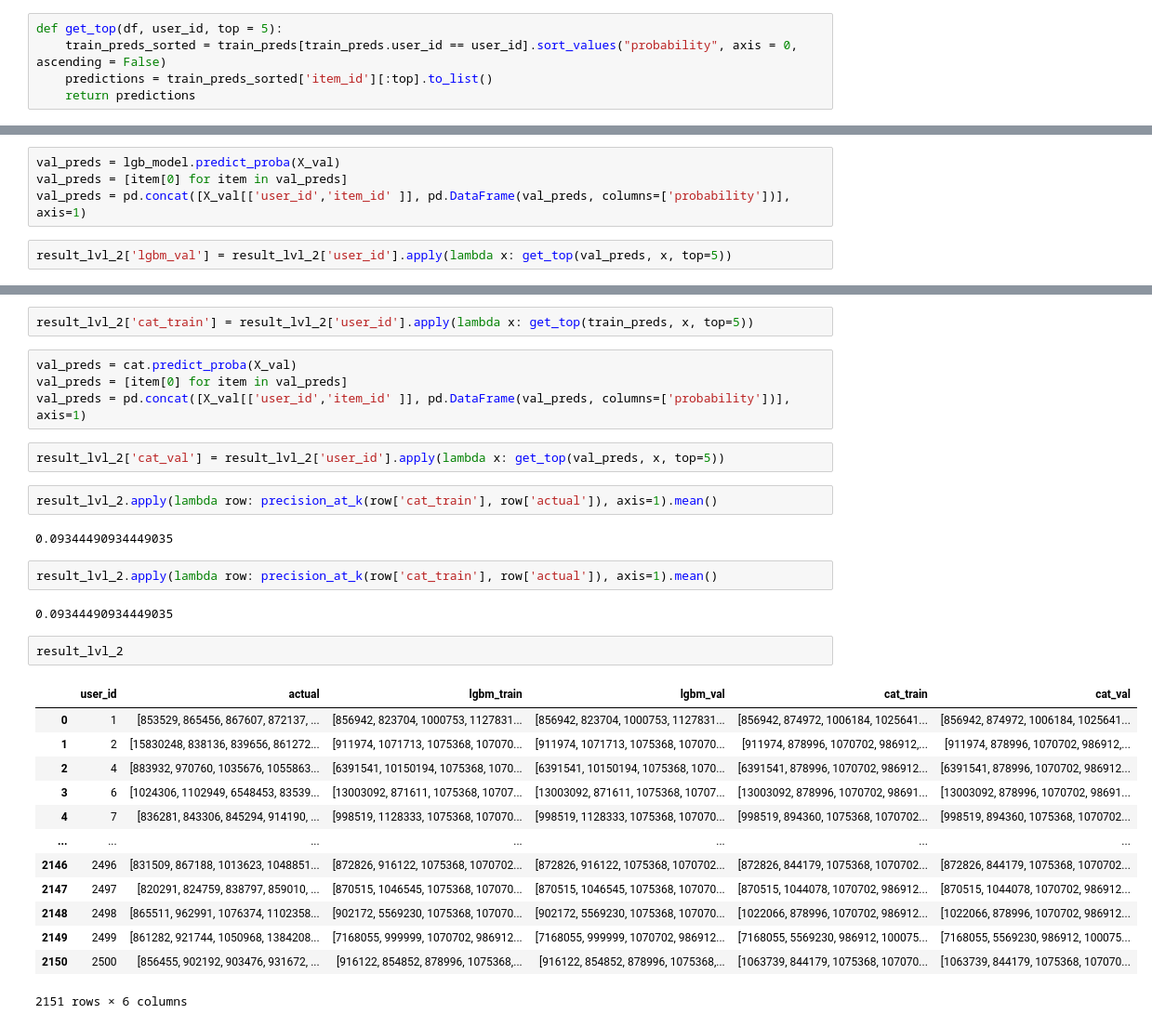
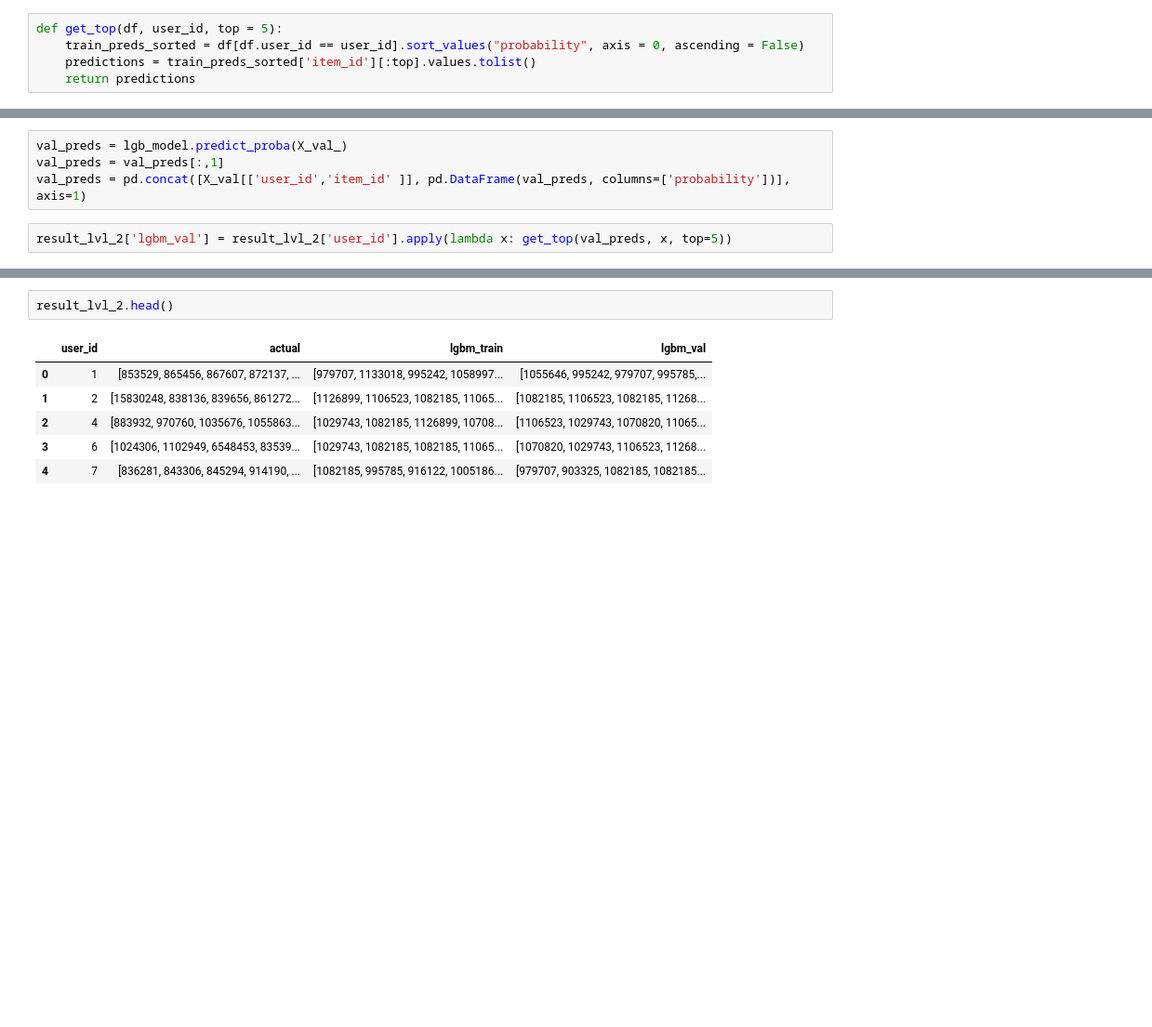
Before and after one commit to goshasty/Reccomendation_system, a Jupyter notebook: курсач/Reccomendation_course_project.ipynb, the cells around one changed output, grey strips where cells are left out. Shown at 93% size. Drawn from its saved outputs; the diff is of its cells as text; blank space fills up the shorter version.

```diff
--- a/курсач/Reccomendation_course_project.ipynb
+++ b/курсач/Reccomendation_course_project.ipynb
@@ -486,8 +501,8 @@ train_preds = [item[0] for item in train_preds]
 train_preds = pd.concat([X_train[['user_id','item_id' ]], pd.DataFrame(train_preds, columns=['probability'])], axis=1)
 # %%
 def get_top(df, user_id, top = 5):
-    train_preds_sorted = train_preds[train_preds.user_id == user_id].sort_values("probability", axis = 0, ascending = False)
-    predictions = train_preds_sorted['item_id'][:top].to_list()
+    train_preds_sorted = df[df.user_id == user_id].sort_values("probability", axis = 0, ascending = False)
+    predictions = train_preds_sorted['item_id'][:top].values.tolist()
     return predictions
 # %%
 result_lvl_2['lgbm_train'] = result_lvl_2['user_id'].apply(lambda x: get_top(train_preds, x, top=5))
@@ -494,6 +513,6 @@ result_lvl_2['lgbm_train'] = result_lvl_2['user_id'].apply(lambda x: get_top(tra
 # %%
-val_preds = lgb_model.predict_proba(X_val)
-val_preds = [item[0] for item in val_preds]
+val_preds = lgb_model.predict_proba(X_val_)
+val_preds = val_preds[:,1]
 val_preds = pd.concat([X_val[['user_id','item_id' ]], pd.DataFrame(val_preds, columns=['probability'])], axis=1)
 # %%
 result_lvl_2['lgbm_val'] = result_lvl_2['user_id'].apply(lambda x: get_top(val_preds, x, top=5))
@@ -537,32 +523,9 @@ train_preds = pd.concat([X_train[['user_id','item_id' ]], pd.DataFrame(train_pre
-# %%
-result_lvl_2['cat_train'] = result_lvl_2['user_id'].apply(lambda x: get_top(train_preds, x, top=5))
-# %%
-val_preds = cat.predict_proba(X_val)
-val_preds = [item[0] for item in val_preds]
-val_preds = pd.concat([X_val[['user_id','item_id' ]], pd.DataFrame(val_preds, columns=['probability'])], axis=1)
-# %%
-result_lvl_2['cat_val'] = result_lvl_2['user_id'].apply(lambda x: get_top(val_preds, x, top=5))
-# %%
-result_lvl_2.apply(lambda row: precision_at_k(row['cat_train'], row['actual']), axis=1).mean()
-# %% [output]
-0.09344490934449035
-# %%
-result_lvl_2.apply(lambda row: precision_at_k(row['cat_train'], row['actual']), axis=1).mean()
-# %% [output]
-0.09344490934449035
 # %%
-result_lvl_2
+result_lvl_2.head()
 # %% [output]
-|  | user_id | actual | lgbm_train | lgbm_val | cat_train | cat_val |
-| 0 | 1 | [853529, 865456, 867607, 872137, ... | [856942, 823704, 1000753, 1127831... | [856942, 823704, 1000753, 1127831... | [856942, 874972, 1006184, 1025641... | [856942, 874972, 1006184, 1025641... |
-| 1 | 2 | [15830248, 838136, 839656, 861272... | [911974, 1071713, 1075368, 107070... | [911974, 1071713, 1075368, 107070... | [911974, 878996, 1070702, 986912,... | [911974, 878996, 1070702, 986912,... |
-| 2 | 4 | [883932, 970760, 1035676, 1055863... | [6391541, 10150194, 1075368, 1070... | [6391541, 10150194, 1075368, 1070... | [6391541, 878996, 1070702, 986912... | [6391541, 878996, 1070702, 986912... |
-| 3 | 6 | [1024306, 1102949, 6548453, 83539... | [13003092, 871611, 1075368, 10707... | [13003092, 871611, 1075368, 10707... | [13003092, 878996, 1070702, 98691... | [13003092, 878996, 1070702, 98691... |
-| 4 | 7 | [836281, 843306, 845294, 914190, ... | [998519, 1128333, 1075368, 107070... | [998519, 1128333, 1075368, 107070... | [998519, 894360, 1075368, 1070702... | [998519, 894360, 1075368, 1070702... |
-| ... | ... | ... | ... | ... | ... | ... |
-| 2146 | 2496 | [831509, 867188, 1013623, 1048851... | [872826, 916122, 1075368, 1070702... | [872826, 916122, 1075368, 1070702... | [872826, 844179, 1075368, 1070702... | [872826, 844179, 1075368, 1070702... |
-| 2147 | 2497 | [820291, 824759, 838797, 859010, ... | [870515, 1046545, 1075368, 107070... | [870515, 1046545, 1075368, 107070... | [870515, 1044078, 1070702, 986912... | [870515, 1044078, 1070702, 986912... |
-| 2148 | 2498 | [865511, 962991, 1076374, 1102358... | [902172, 5569230, 1075368, 107070... | [902172, 5569230, 1075368, 107070... | [1022066, 878996, 1070702, 986912... | [1022066, 878996, 1070702, 986912... |
-| 2149 | 2499 | [861282, 921744, 1050968, 1384208... | [7168055, 999999, 1070702, 986912... | [7168055, 999999, 1070702, 986912... | [7168055, 5569230, 986912, 100075... | [7168055, 5569230, 986912, 100075... |
-| 2150 | 2500 | [856455, 902192, 903476, 931672, ... | [916122, 854852, 878996, 1075368,... | [916122, 854852, 878996, 1075368,... | [1063739, 844179, 1075368, 107070... | [1063739, 844179, 1075368, 107070... |
+|  | user_id | actual | lgbm_train | lgbm_val |
+| 0 | 1 | [853529, 865456, 867607, 872137, ... | [979707, 1133018, 995242, 1058997... | [1055646, 995242, 979707, 995785,... |
+| 1 | 2 | [15830248, 838136, 839656, 861272... | [1126899, 1106523, 1082185, 11065... | [1082185, 1106523, 1082185, 11268... |
+| 2 | 4 | [883932, 970760, 1035676, 1055863... | [1029743, 1082185, 1126899, 10708... | [1106523, 1029743, 1070820, 11065... |
+| 3 | 6 | [1024306, 1102949, 6548453, 83539... | [1029743, 1082185, 1082185, 11065... | [1070820, 1029743, 1106523, 11268... |
+| 4 | 7 | [836281, 843306, 845294, 914190, ... | [1082185, 995785, 916122, 1005186... | [979707, 903325, 1082185, 1082185... |
-2151 rows × 6 columns
```
Also changed, not shown: parts of 69 cells of this notebook.
